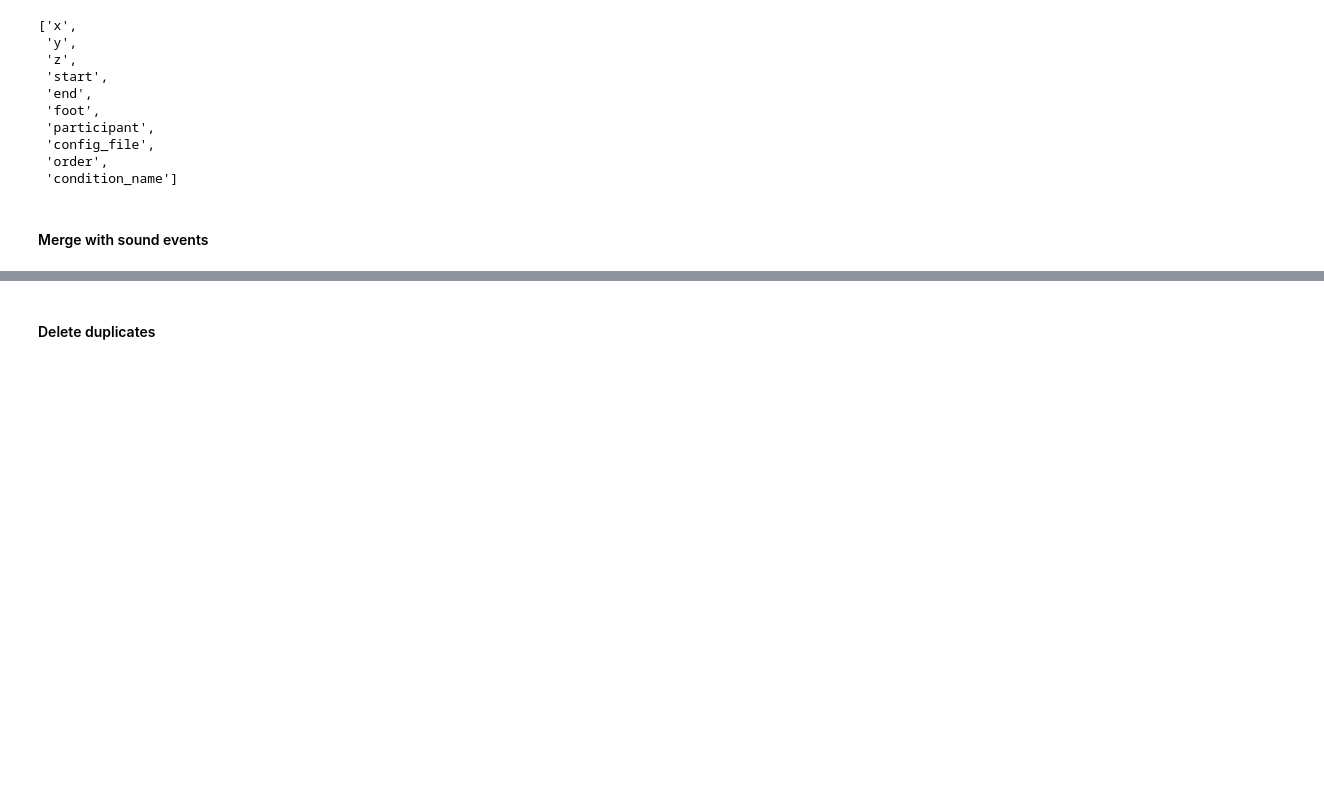
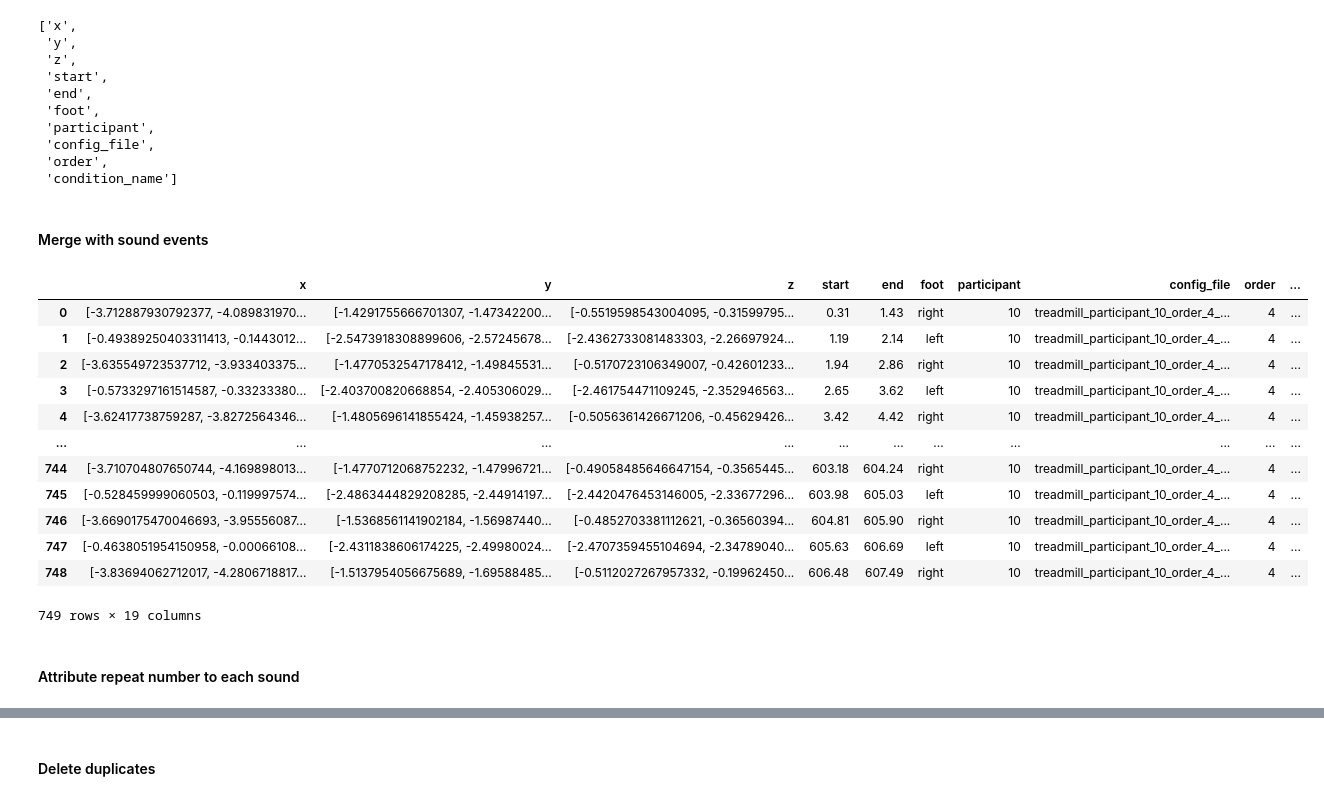
Before and after one commit to creamlab/treadmill, a Jupyter notebook: analysis/analysis.ipynb, the cells around one changed output, grey strips where cells are left out. Cells and saved outputs as stored; diff of their text form; code cells hidden in the pictures; blank space fills up the shorter version.

```diff
--- a/analysis/analysis.ipynb
+++ b/analysis/analysis.ipynb
@@ -384,33 +387,49 @@ def merge_step_data_with_sounds(step_data,sound_data):
 
     sound_data['sound_id']= sound_data.index
 
     query = """
     SELECT step_data.*, sound_data.*
     FROM sound_data INNER JOIN step_data
     ON (sound_data.time >= step_data.start AND sound_data.time < step_data.end)
     ORDER BY sound_data.time
     """
     mixed_data = sqldf(query, locals())
 
     # convert back to list of float
     for dimension in dimensions:
         mixed_data[dimension]=mixed_data[dimension].apply(lambda row: [float(d) for d in row[1:-1].split(',')]  )
 
     # remove duplicated (categorical) columns
     mixed_data = mixed_data.loc[:,~mixed_data.columns.duplicated()]
 
     return mixed_data
 
-treadmill_data='treadmill_participant_1_order_1_21_06_15_10_04_data.csv'
+treadmill_data='treadmill_participant_10_order_4_21_06_18_10_14_data.csv'
 cols = ['time','x_left','y_left','z_left','x_right','y_right','z_right']
 treadmill_data = pd.read_csv('data/'+treadmill_data)
 treadmill_data[cols] = treadmill_data[cols].apply(pd.to_numeric)
 rs_treadmill_data = resample_all_cols(treadmill_data)
 de_treadmill_data = detrend_all_cols(rs_treadmill_data)
 step_data = convert_to_steps(de_treadmill_data)
-
-sound_data='treadmill_participant_1_order_1_21_06_15_10_04_sound.csv'
+sound_data='treadmill_participant_10_order_4_21_06_18_10_14_sound.csv'
 sound_data = pd.read_csv('data/'+sound_data)
 sound_data.pitch = sound_data.pitch.apply(pd.to_numeric)
 
 merged_data = merge_step_data_with_sounds(step_data,sound_data)
+merged_data
+# %% [output]
+|  | x | y | z | start | end | foot | participant | config_file | order | ... |
+| 0 | [-3.712887930792377, -4.089831970... | [-1.4291755666701307, -1.47342200... | [-0.5519598543004095, -0.31599795... | 0.31 | 1.43 | right | 10 | treadmill_participant_10_order_4_... | 4 | ... |
+| 1 | [-0.49389250403311413, -0.1443012... | [-2.5473918308899606, -2.57245678... | [-2.4362733081483303, -2.26697924... | 1.19 | 2.14 | left | 10 | treadmill_participant_10_order_4_... | 4 | ... |
+| 2 | [-3.635549723537712, -3.933403375... | [-1.4770532547178412, -1.49845531... | [-0.5170723106349007, -0.42601233... | 1.94 | 2.86 | right | 10 | treadmill_participant_10_order_4_... | 4 | ... |
+| 3 | [-0.5733297161514587, -0.33233380... | [-2.403700820668854, -2.405306029... | [-2.461754471109245, -2.352946563... | 2.65 | 3.62 | left | 10 | treadmill_participant_10_order_4_... | 4 | ... |
+| 4 | [-3.62417738759287, -3.8272564346... | [-1.4805696141855424, -1.45938257... | [-0.5056361426671206, -0.45629426... | 3.42 | 4.42 | right | 10 | treadmill_participant_10_order_4_... | 4 | ... |
+| ... | ... | ... | ... | ... | ... | ... | ... | ... | ... | ... |
+| 744 | [-3.710704807650744, -4.169898013... | [-1.4770712068752232, -1.47996721... | [-0.49058485646647154, -0.3565445... | 603.18 | 604.24 | right | 10 | treadmill_participant_10_order_4_... | 4 | ... |
+| 745 | [-0.528459999060503, -0.119997574... | [-2.4863444829208285, -2.44914197... | [-2.4420476453146005, -2.33677296... | 603.98 | 605.03 | left | 10 | treadmill_participant_10_order_4_... | 4 | ... |
+| 746 | [-3.6690175470046693, -3.95556087... | [-1.5368561141902184, -1.56987440... | [-0.4852703381112621, -0.36560394... | 604.81 | 605.90 | right | 10 | treadmill_participant_10_order_4_... | 4 | ... |
+| 747 | [-0.4638051954150958, -0.00066108... | [-2.4311838606174225, -2.49980024... | [-2.4707359455104694, -2.34789040... | 605.63 | 606.69 | left | 10 | treadmill_participant_10_order_4_... | 4 | ... |
+| 748 | [-3.83694062712017, -4.2806718817... | [-1.5137954056675689, -1.69588485... | [-0.5112027267957332, -0.19962450... | 606.48 | 607.49 | right | 10 | treadmill_participant_10_order_4_... | 4 | ... |
+749 rows × 19 columns
+# %% [markdown]
+#### Attribute repeat number to each sound
```
Also changed, not shown: parts of 32 cells of this notebook.
